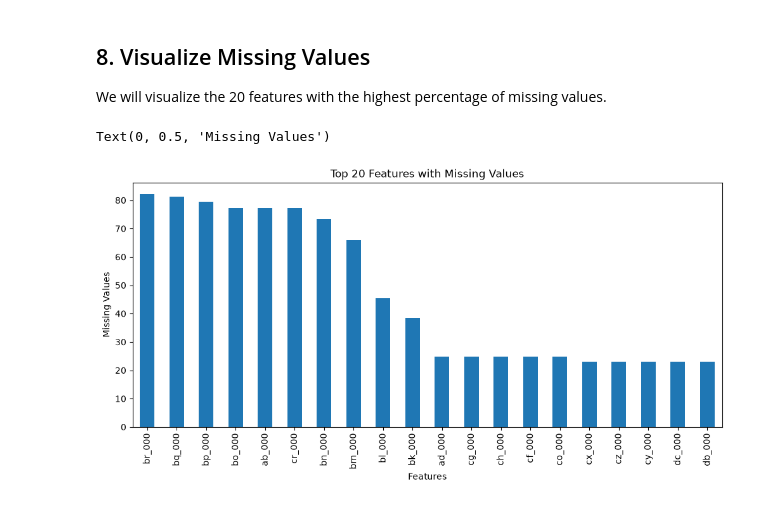
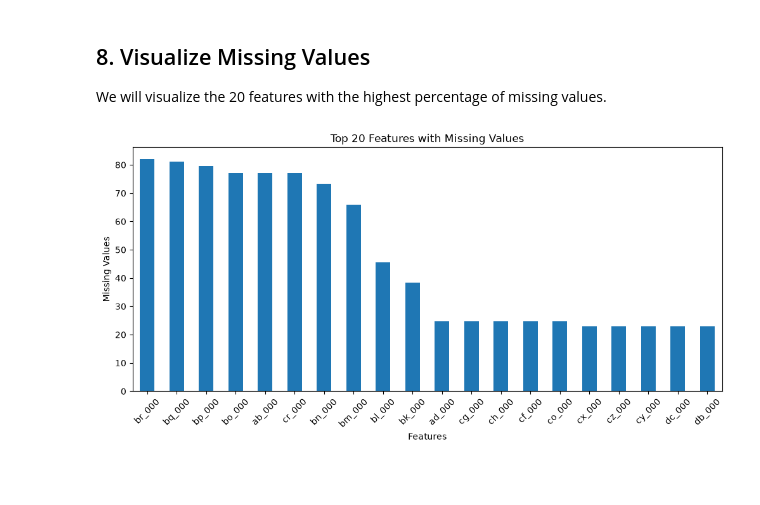
Before and after one commit to Rupesh-Mane/air-pressure-system-failure-prediction, a Jupyter notebook: notebooks/02_EDA.ipynb, the cells around one changed output. Cells and saved outputs as stored; diff of their text form; code cells hidden in the pictures; blank space fills up the shorter version.

Commit message:
updated in visualization missing value

```diff
--- a/notebooks/02_EDA.ipynb
+++ b/notebooks/02_EDA.ipynb
@@ -100,9 +100,10 @@ We will visualize the 20 features with the highest percentage of missing values.
 # %%
 missing_percentage.sort_values(ascending=False).head(20).plot(kind="bar",figsize=(12,5))
 
 plt.title("Top 20 Features with Missing Values")
 plt.xlabel("Features")
 plt.ylabel("Missing Values")
+plt.xticks(rotation=45)
+plt.show()
 # %% [output]
-Text(0, 0.5, 'Missing Values')
-[figure, old version]
+[figure, new version]
```
